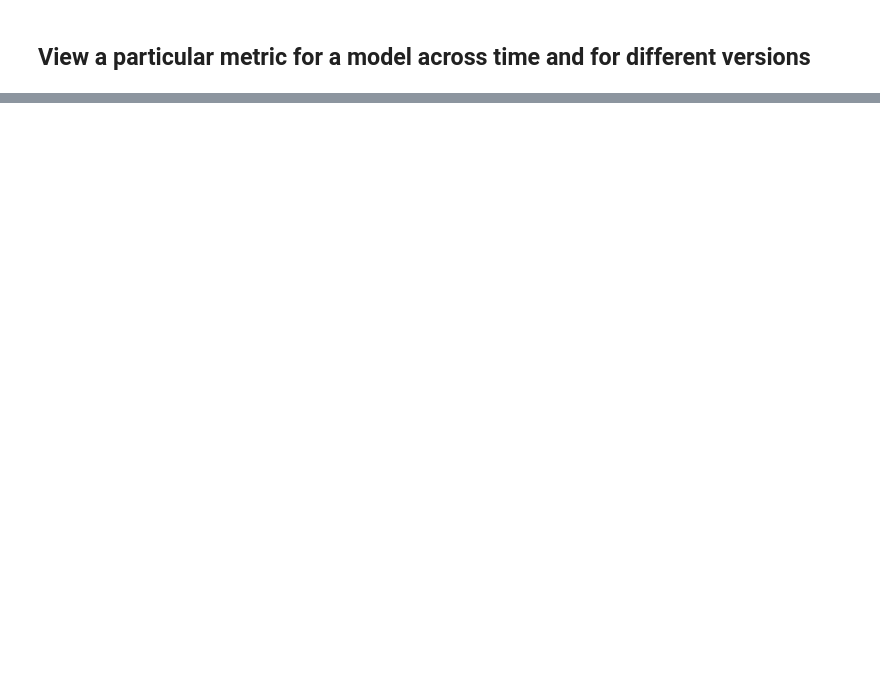
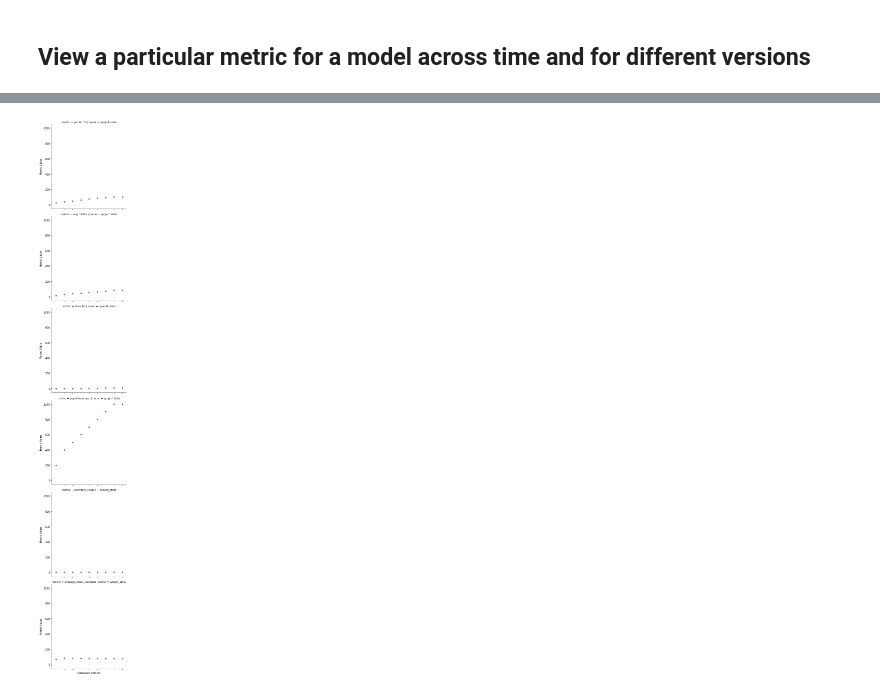
Before and after one commit to alan-turing-institute/ModMon, a Jupyter notebook: notebooks/Visualise model monitoring.ipynb, the cells around one changed output, grey strips where cells are left out. Drawn from its saved outputs; the diff is of its cells as text; code cells hidden in the pictures; blank space fills up the shorter version.

Commit message:
facetgrid plot working

```diff
--- a/notebooks/Visualise model monitoring.ipynb
+++ b/notebooks/Visualise model monitoring.ipynb
@@ -79,0 +81,12 @@ bar.set(xlabel='Model', ylabel="Runs in ModMon DB")
+# %%
+model = 1
+query = """
+SELECT m.name, r.metric, r.value, d.databasename
+FROM results AS r, datasets AS d, models AS m, modelVersions AS mv
+WHERE r.testdatasetid = d.datasetid
+AND r.modelid = m.modelid
+AND r.modelid = {}
+AND mv.active;
+""".format(model)
+results = pd.read_sql(query, cnxn)
+results
@@ -79,0 +107,7 @@ bar.set(xlabel='Model', ylabel="Runs in ModMon DB")
+# %%
+p = sns.relplot(x='databasename', y='value', data=results, row='metric', col='name')
+p.set_xticklabels(rotation=30)
+p.set(xlabel='Database Version', ylabel='Metric Value')
+p.sharey = False
+# %% [output]
+[figure, added]
```
Also changed, not shown: parts of 9 cells of this notebook.
